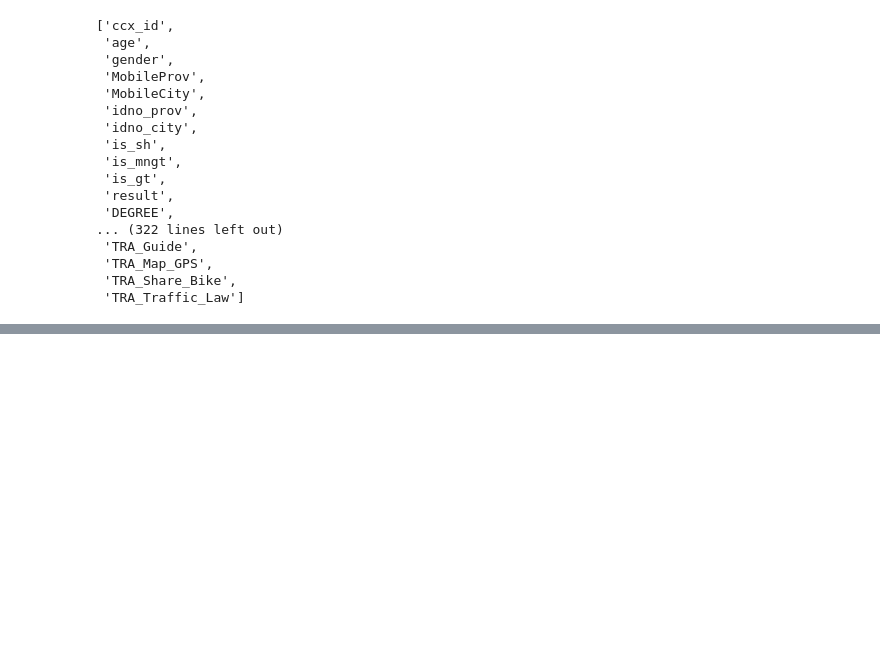
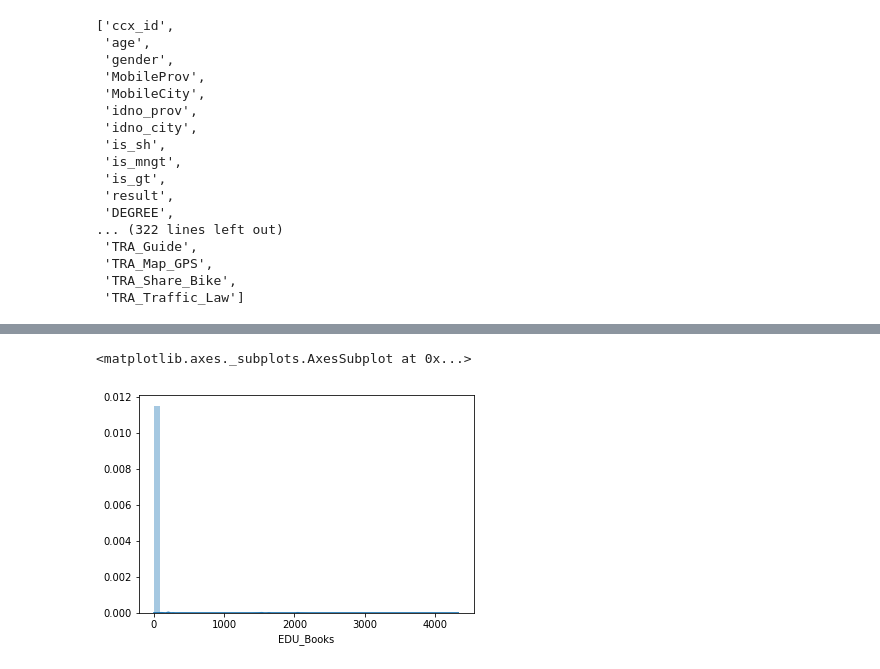
Before and after one commit to jiahehousherry/Capstone-Chengxin, a Jupyter notebook: capstone_chengxin_main.ipynb, the cells around one changed output, grey strips where cells are left out. Drawn from its saved outputs; the diff is of its cells as text; code cells hidden in the pictures; blank space fills up the shorter version.

Commit message:
new clean and merge

```diff
--- a/capstone_chengxin_main.ipynb
+++ b/capstone_chengxin_main.ipynb
@@ -505,0 +1392,3 @@ new_behavior.loc[(new_behavior != 0).any(axis=1), :]
+# %%
+y = pd.read_csv('Target_train.csv')
+y
@@ -505,0 +1414,6 @@ new_behavior.loc[(new_behavior != 0).any(axis=1), :]
+# %%
+y.rename(columns={'model_id': 'ccx_id'}, inplace = True)
+# %%
+merge3 = pd.merge(merge2, y, on = 'ccx_id')
+merge3.rename(columns={'target': 'default'}, inplace = True)
+merge3
@@ -505,0 +1439,5 @@ new_behavior.loc[(new_behavior != 0).any(axis=1), :]
+# %%
+merge = merge3
+merge.dropna(how = 'any')
+merge = merge.drop(['Unnamed: 0'], axis = 1)
+merge
@@ -505,0 +1463,5 @@ new_behavior.loc[(new_behavior != 0).any(axis=1), :]
+# %%
+sns.distplot(merge['EDU_Books'])
+# %% [output]
+<matplotlib.axes._subplots.AxesSubplot at 0x...>
+[figure, added]
```
Also changed, not shown: parts of 77 cells of this notebook.
